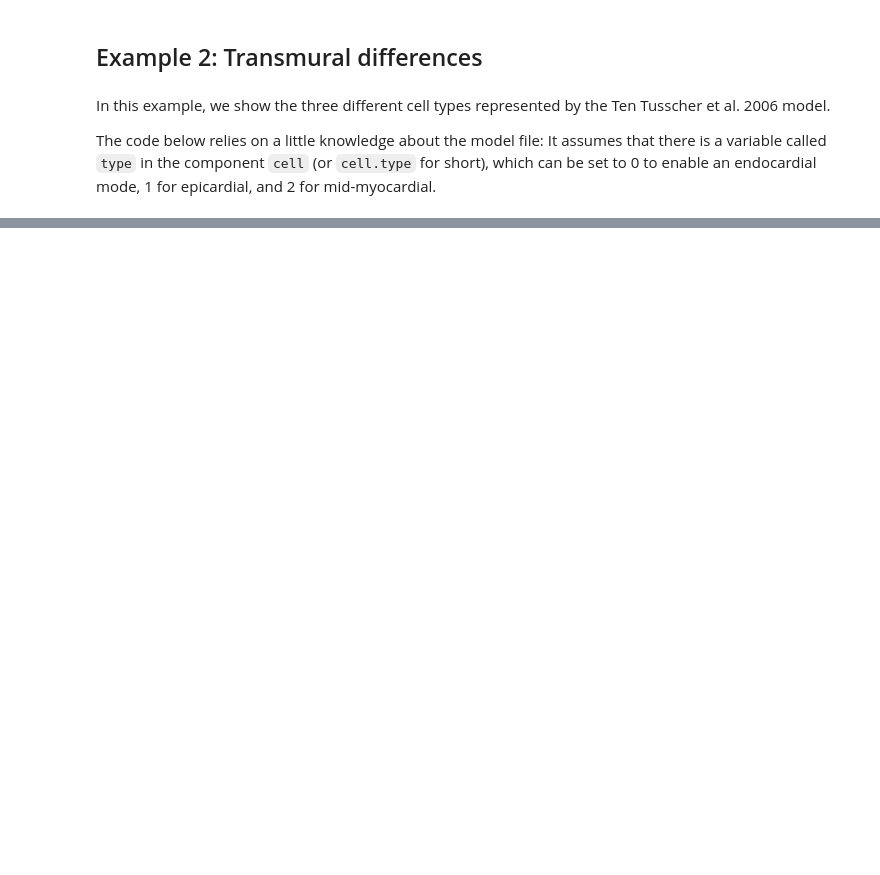
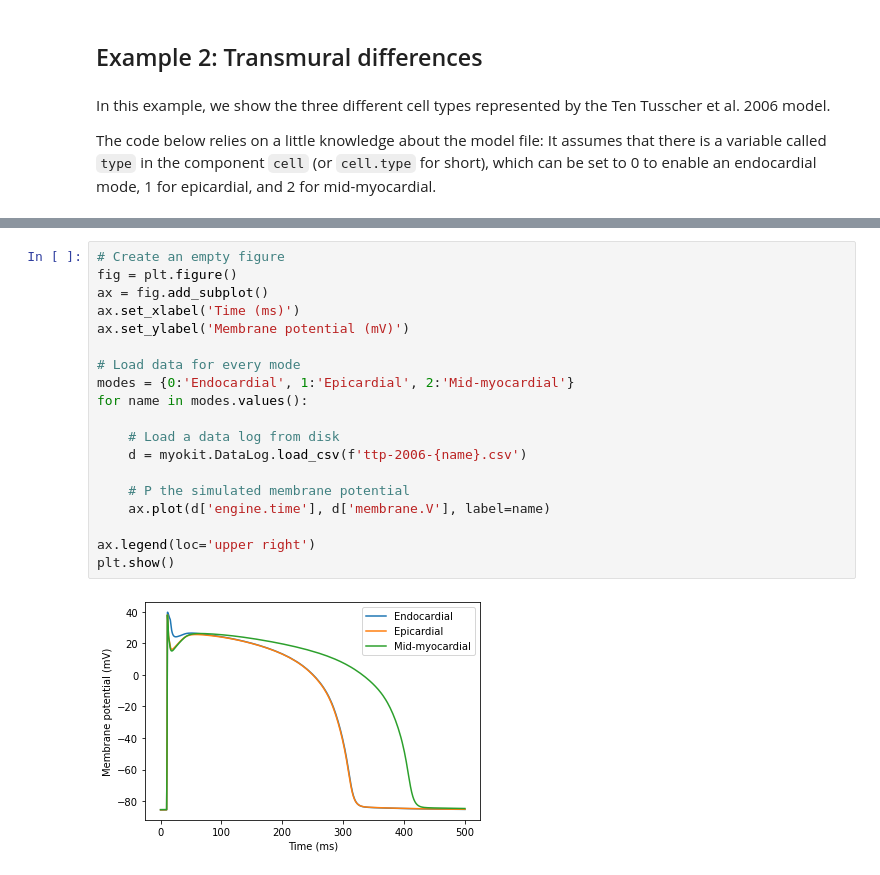
Before and after one commit to myokit/pbmb-2016, a Jupyter notebook: example-2-transmural-differences.ipynb, the cells around one changed output, grey strips where cells are left out. Saved outputs shown, nothing was run; the diff lists cells and outputs as text; blank space fills up the shorter version.

```diff
--- a/example-2-transmural-differences.ipynb
+++ b/example-2-transmural-differences.ipynb
@@ -53,0 +65,21 @@ plt.show()
+# %%
+# Create an empty figure
+fig = plt.figure()
+ax = fig.add_subplot()
+ax.set_xlabel('Time (ms)')
+ax.set_ylabel('Membrane potential (mV)')
+
+# Load data for every mode
+modes = {0:'Endocardial', 1:'Epicardial', 2:'Mid-myocardial'}
+for name in modes.values():
+
+    # Load a data log from disk
+    d = myokit.DataLog.load_csv(f'ttp-2006-{name}.csv')
+
+    # P the simulated membrane potential
+    ax.plot(d['engine.time'], d['membrane.V'], label=name)
+
+ax.legend(loc='upper right')
+plt.show()
+# %% [output]
+[figure, added]
```
Also changed, not shown: parts of 2 cells of this notebook, 4 other files.
